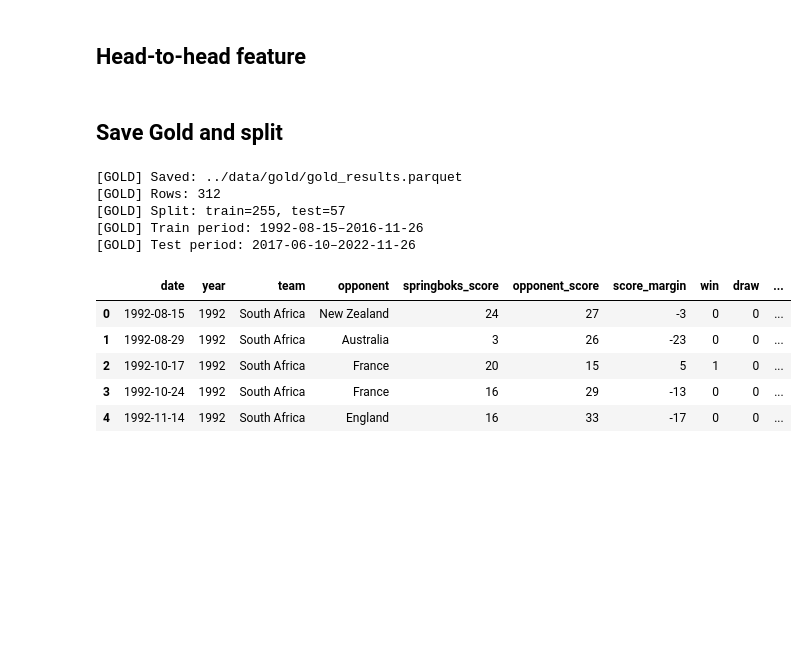
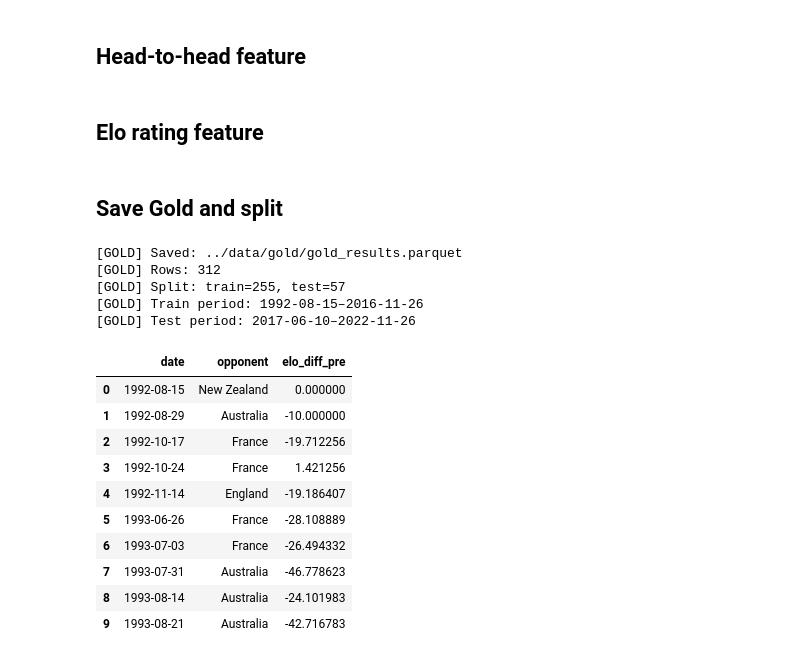
Before and after one commit to brandtami/springboks-rugby-analytics, a Jupyter notebook: notebooks/02_features_gold.ipynb, the cells around one changed output. Drawn from its saved outputs; the diff is of its cells as text; code cells hidden in the pictures; blank space fills up the shorter version.

```diff
--- a/notebooks/02_features_gold.ipynb
+++ b/notebooks/02_features_gold.ipynb
@@ -39,6 +39,47 @@ for _, row in df.iterrows():
     prev_wins[opponent] = prev_wins.get(opponent, 0) + int(row["win"] == 1)
 
 df["h2h_winrate"] = h2h_values
+# %% [markdown]
+## Elo rating feature
+# %%
+def add_elo_features(df, k=20, initial_rating=1500):
+    """
+    Add pre-match Elo rating difference for South Africa vs. the opponent.
+    Elo values are stored before the match update to avoid temporal leakage.
+    """
+    df = df.sort_values("date").copy()
+
+    ratings = {}
+    elo_diff_pre = []
+
+    for _, row in df.iterrows():
+        team = "South Africa"
+        opponent = row["opponent"]
+
+        team_rating = ratings.get(team, initial_rating)
+        opponent_rating = ratings.get(opponent, initial_rating)
+
+        # Store pre-match Elo difference before updating ratings
+        elo_diff_pre.append(team_rating - opponent_rating)
+
+        expected_team = 1 / (1 + 10 ** ((opponent_rating - team_rating) / 400))
+
+        if row["springboks_score"] > row["opponent_score"]:
+            actual_team = 1
+        elif row["springboks_score"] == row["opponent_score"]:
+            actual_team = 0.5
+        else:
+            actual_team = 0
+
+        ratings[team] = team_rating + k * (actual_team - expected_team)
+        ratings[opponent] = opponent_rating + k * ((1 - actual_team) - (1 - expected_team))
+
+    df["elo_diff_pre"] = elo_diff_pre
+
+    return df
+
+
+df = add_elo_features(df)
 # %% [markdown]
 ## Save Gold and split
 # %%
@@ -60,37 +101,43 @@ train = df_gold[df_gold["date"] <= TRAIN_END].copy()
 test = df_gold[df_gold["date"] > TRAIN_END].copy()
 
 model_columns = [
     "date",
     "home",
     "rolling_form_3",
     "rolling_form_5",
     "rolling_margin_3",
     "h2h_winrate",
     "days_since_prev",
+    "elo_diff_pre",
     "opponent",
     "tournament",
     "win"
 ]
 
 train[model_columns].to_parquet(GOLD_DIR / "train.parquet", index=False)
 test[model_columns].to_parquet(GOLD_DIR / "test.parquet", index=False)
 
 print(f"[GOLD] Saved: {gold_path}")
 print(f"[GOLD] Rows: {len(df_gold)}")
 print(f"[GOLD] Split: train={len(train)}, test={len(test)}")
 print(f"[GOLD] Train period: {train['date'].min().date()}–{train['date'].max().date()}")
 print(f"[GOLD] Test period: {test['date'].min().date()}–{test['date'].max().date()}")
 
-df_gold.head()
+df_gold[["date", "opponent", "elo_diff_pre"]].head(10)
 # %% [output]
 [GOLD] Saved: ../data/gold/gold_results.parquet
 [GOLD] Rows: 312
 [GOLD] Split: train=255, test=57
 [GOLD] Train period: 1992-08-15–2016-11-26
 [GOLD] Test period: 2017-06-10–2022-11-26
-|  | date | year | team | opponent | springboks_score | opponent_score | score_margin | win | draw | ... |
-| 0 | 1992-08-15 | 1992 | South Africa | New Zealand | 24 | 27 | -3 | 0 | 0 | ... |
-| 1 | 1992-08-29 | 1992 | South Africa | Australia | 3 | 26 | -23 | 0 | 0 | ... |
-| 2 | 1992-10-17 | 1992 | South Africa | France | 20 | 15 | 5 | 1 | 0 | ... |
-| 3 | 1992-10-24 | 1992 | South Africa | France | 16 | 29 | -13 | 0 | 0 | ... |
-| 4 | 1992-11-14 | 1992 | South Africa | England | 16 | 33 | -17 | 0 | 0 | ... |
+|  | date | opponent | elo_diff_pre |
+| 0 | 1992-08-15 | New Zealand | 0.000000 |
+| 1 | 1992-08-29 | Australia | -10.000000 |
+| 2 | 1992-10-17 | France | -19.712256 |
+| 3 | 1992-10-24 | France | 1.421256 |
+| 4 | 1992-11-14 | England | -19.186407 |
+| 5 | 1993-06-26 | France | -28.108889 |
+| 6 | 1993-07-03 | France | -26.494332 |
+| 7 | 1993-07-31 | Australia | -46.778623 |
+| 8 | 1993-08-14 | Australia | -24.101983 |
+| 9 | 1993-08-21 | Australia | -42.716783 |
```
Also changed, not shown: 22 other files.
